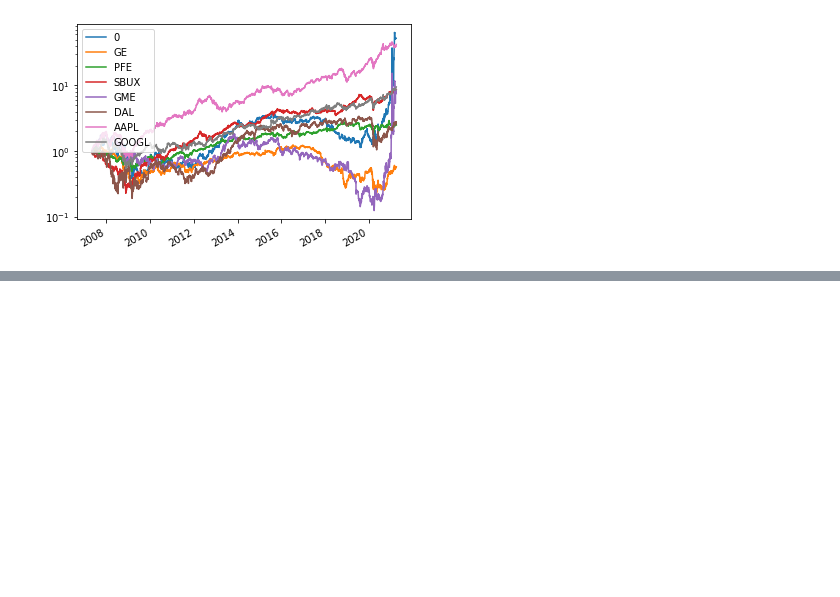
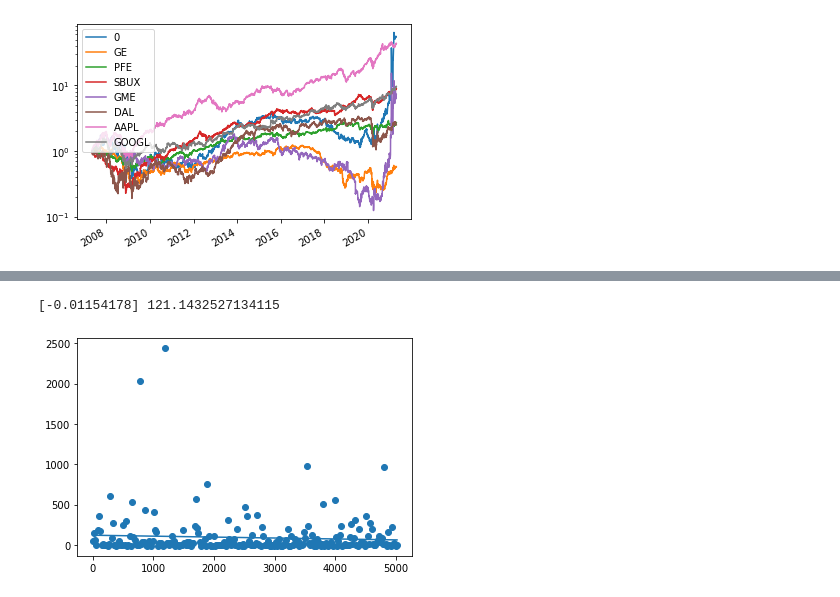
Before and after one commit to NSanip/Mentorship, a Jupyter notebook: Portfolio Creation Model.ipynb, the cells around one changed output, grey strips where cells are left out. Drawn from its saved outputs; the diff is of its cells as text; code cells hidden in the pictures; blank space fills up the shorter version.

```diff
--- a/Portfolio Creation Model.ipynb
+++ b/Portfolio Creation Model.ipynb
@@ -215,0 +302,15 @@ sharpe_ratios
+# %%
+X = np.array((dates[:-1] - dates[:-1].min())  / pd.Timedelta(1,'D')).reshape(-1,1)
+Y = np.array(sharpe_ratios).flatten()
+
+model = linear_model.LinearRegression(fit_intercept = True)
+model.fit(X,Y)
+
+y_pred = model.predict(X)
+
+plt.plot(X.flatten(), y_pred.flatten())
+plt.scatter(X,Y)
+print(model.coef_,model.intercept_)
+# %% [output]
+[-0.01154178] 121.1432527134115
+[figure, added]
```
Also changed, not shown: parts of 35 cells of this notebook, 2 other files.
